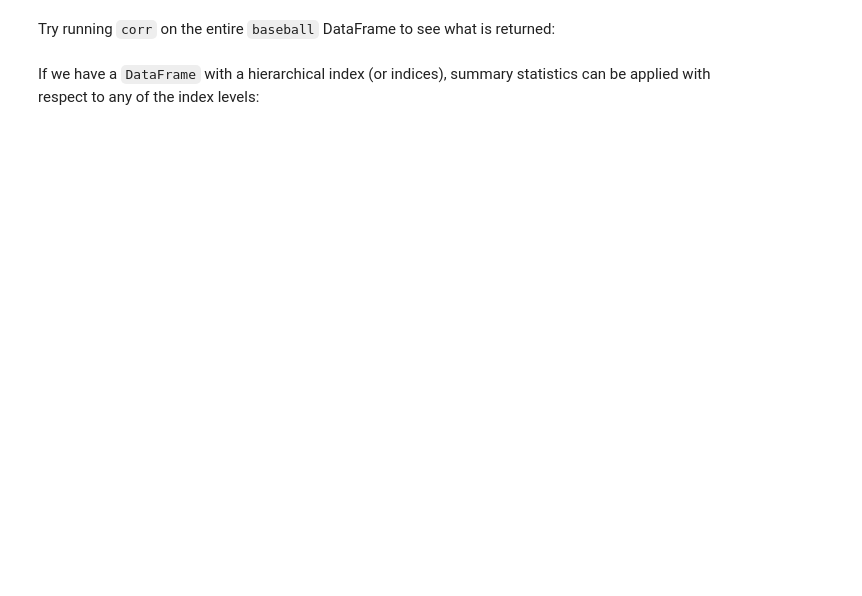
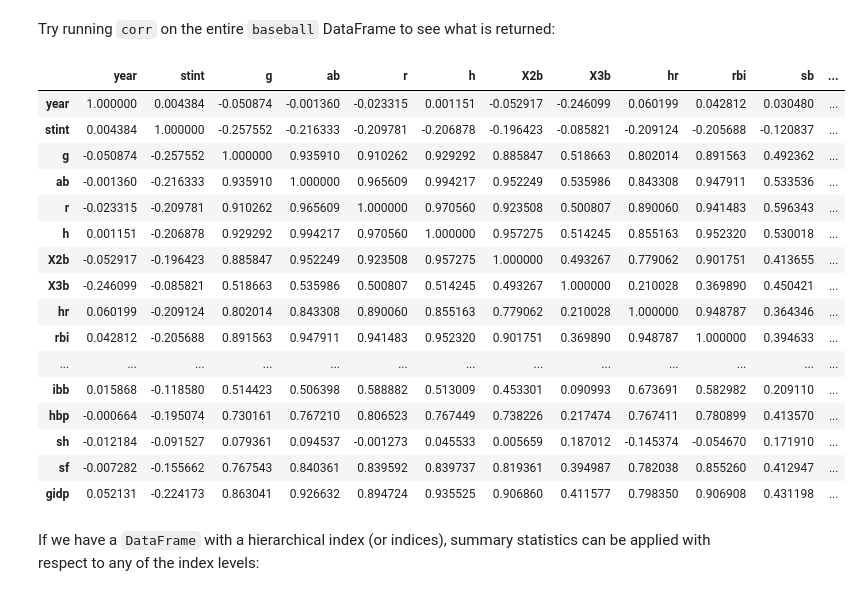
Before and after one commit to timozattol/ada-2016, a Jupyter notebook: hw01/Intro to Pandas.ipynb, the cells around one changed output. Cells and saved outputs as stored; diff of their text form; code cells hidden in the pictures; blank space fills up the shorter version.

```diff
--- a/hw01/Intro to Pandas.ipynb
+++ b/hw01/Intro to Pandas.ipynb
@@ -1526,6 +1979,25 @@ baseball.ab.corr(baseball.h)
 Try running `corr` on the entire `baseball` DataFrame to see what is returned:
 # %%
 # Write answer here
+baseball.corr()
+# %% [output]
+|  | year | stint | g | ab | r | h | X2b | X3b | hr | rbi | sb | ... |
+| year | 1.000000 | 0.004384 | -0.050874 | -0.001360 | -0.023315 | 0.001151 | -0.052917 | -0.246099 | 0.060199 | 0.042812 | 0.030480 | ... |
+| stint | 0.004384 | 1.000000 | -0.257552 | -0.216333 | -0.209781 | -0.206878 | -0.196423 | -0.085821 | -0.209124 | -0.205688 | -0.120837 | ... |
+| g | -0.050874 | -0.257552 | 1.000000 | 0.935910 | 0.910262 | 0.929292 | 0.885847 | 0.518663 | 0.802014 | 0.891563 | 0.492362 | ... |
+| ab | -0.001360 | -0.216333 | 0.935910 | 1.000000 | 0.965609 | 0.994217 | 0.952249 | 0.535986 | 0.843308 | 0.947911 | 0.533536 | ... |
+| r | -0.023315 | -0.209781 | 0.910262 | 0.965609 | 1.000000 | 0.970560 | 0.923508 | 0.500807 | 0.890060 | 0.941483 | 0.596343 | ... |
+| h | 0.001151 | -0.206878 | 0.929292 | 0.994217 | 0.970560 | 1.000000 | 0.957275 | 0.514245 | 0.855163 | 0.952320 | 0.530018 | ... |
+| X2b | -0.052917 | -0.196423 | 0.885847 | 0.952249 | 0.923508 | 0.957275 | 1.000000 | 0.493267 | 0.779062 | 0.901751 | 0.413655 | ... |
+| X3b | -0.246099 | -0.085821 | 0.518663 | 0.535986 | 0.500807 | 0.514245 | 0.493267 | 1.000000 | 0.210028 | 0.369890 | 0.450421 | ... |
+| hr | 0.060199 | -0.209124 | 0.802014 | 0.843308 | 0.890060 | 0.855163 | 0.779062 | 0.210028 | 1.000000 | 0.948787 | 0.364346 | ... |
+| rbi | 0.042812 | -0.205688 | 0.891563 | 0.947911 | 0.941483 | 0.952320 | 0.901751 | 0.369890 | 0.948787 | 1.000000 | 0.394633 | ... |
+| ... | ... | ... | ... | ... | ... | ... | ... | ... | ... | ... | ... | ... |
+| ibb | 0.015868 | -0.118580 | 0.514423 | 0.506398 | 0.588882 | 0.513009 | 0.453301 | 0.090993 | 0.673691 | 0.582982 | 0.209110 | ... |
+| hbp | -0.000664 | -0.195074 | 0.730161 | 0.767210 | 0.806523 | 0.767449 | 0.738226 | 0.217474 | 0.767411 | 0.780899 | 0.413570 | ... |
+| sh | -0.012184 | -0.091527 | 0.079361 | 0.094537 | -0.001273 | 0.045533 | 0.005659 | 0.187012 | -0.145374 | -0.054670 | 0.171910 | ... |
+| sf | -0.007282 | -0.155662 | 0.767543 | 0.840361 | 0.839592 | 0.839737 | 0.819361 | 0.394987 | 0.782038 | 0.855260 | 0.412947 | ... |
+| gidp | 0.052131 | -0.224173 | 0.863041 | 0.926632 | 0.894724 | 0.935525 | 0.906860 | 0.411577 | 0.798350 | 0.906908 | 0.431198 | ... |
 # %% [markdown]
 If we have a `DataFrame` with a hierarchical index (or indices), summary statistics can be applied with respect to any of the index levels:
 # %%
```
Also changed, not shown: parts of 57 cells of this notebook.
